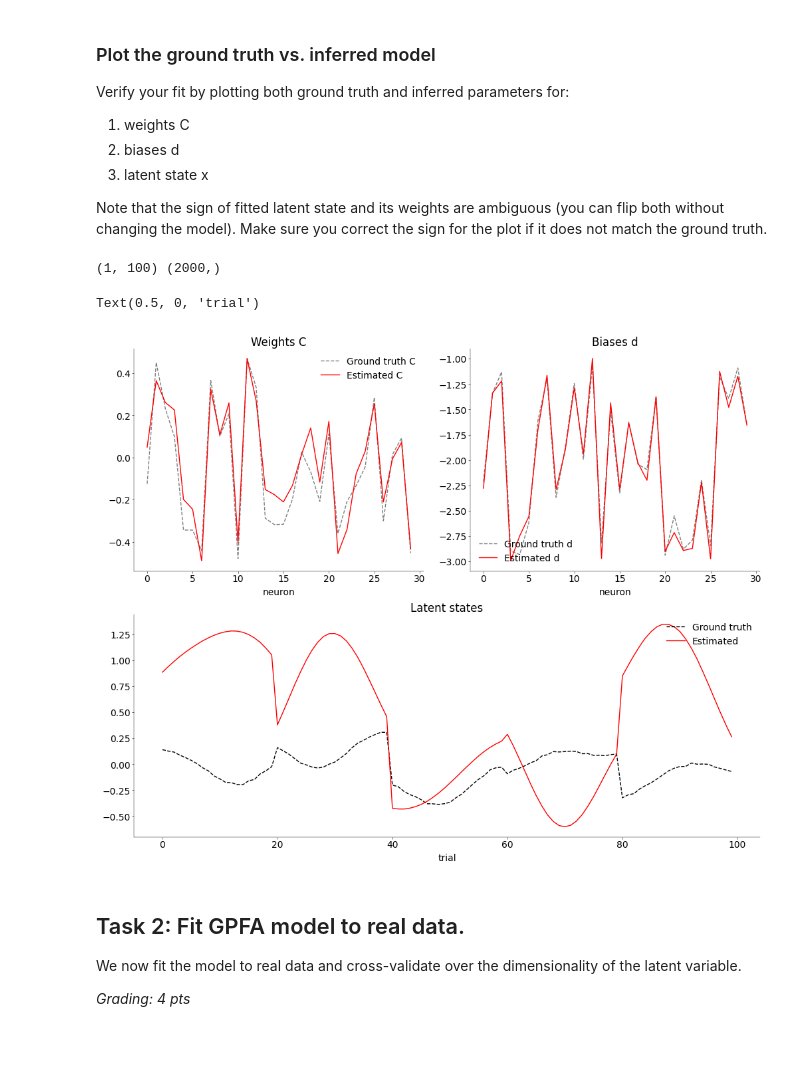
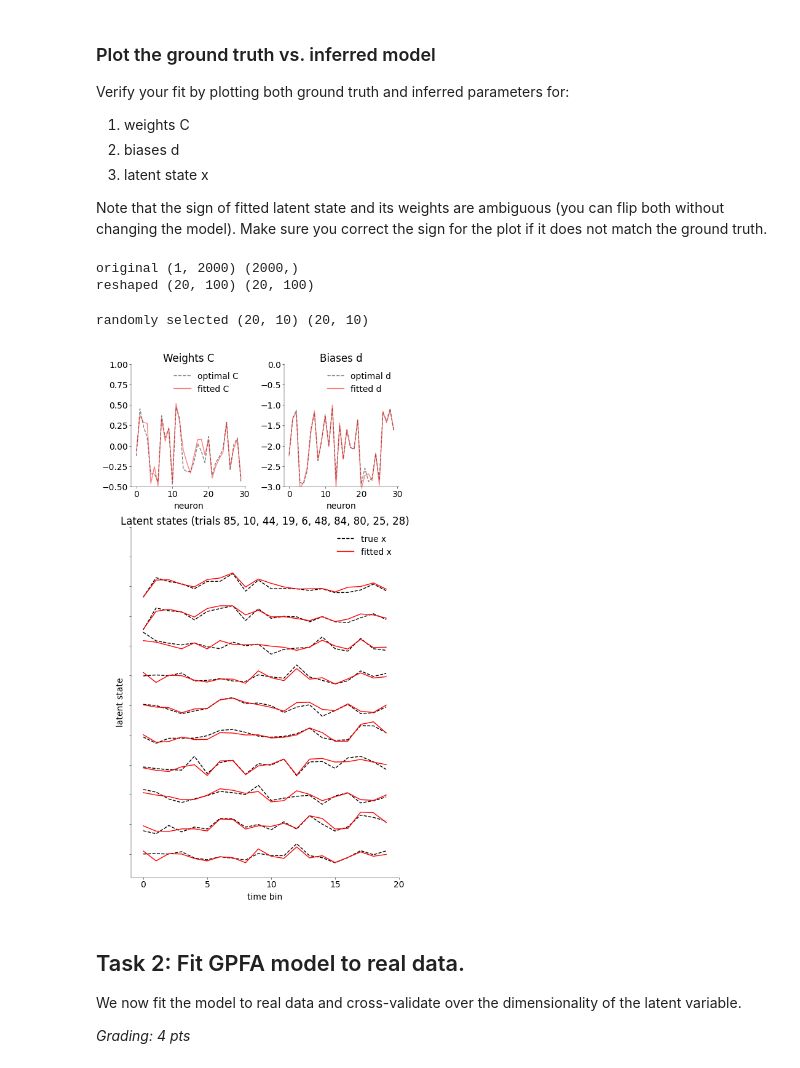
Before and after one commit to toniklenk/NeuralDataScience, a Jupyter notebook: notebooks/CodingLab6.ipynb, the cells around one changed output. Saved outputs shown, nothing was run; the diff lists cells and outputs as text; code cells hidden in the pictures; blank space fills up the shorter version.

```diff
--- a/notebooks/CodingLab6.ipynb
+++ b/notebooks/CodingLab6.ipynb
@@ -194,44 +192,74 @@ Note that the sign of fitted latent state and its weights are ambiguous (you can
 # All trials latent state vector
 x_est = allTrialsState(fitToy, 1)
 x_true = allTrialsX(training_set)
-print(x_est.shape, x_true.shape)  # (xdim, n_bins)
-x_true = x_true.reshape(-1, 100)  # (n_trials, T)
-# print(x_est.shape, x_true.shape)
+print("original", x_est.shape, x_true.shape)
+
+# reshape
+x_est = x_est.reshape(20, -1)  # (T, n_trials)
+x_true = x_true.reshape(20, -1)  # (T, n_trials)
+print("reshaped", x_est.shape, x_true.shape)
 # %% [output]
-(1, 100) (2000,)
+original (1, 2000) (2000,)
+reshaped (20, 100) (20, 100)
+# %%
+# randomly select 20 trials
+idx = np.random.choice(x_est.shape[1], 10, replace=False)
+x_est = x_est[:, idx]
+x_true = x_true[:, idx]
+print("randomly selected", x_est.shape, x_true.shape)
+
+# add vertical offset to latent states
+x_est += 5.0 * np.arange(x_est.shape[1])
+x_true += 5.0 * np.arange(x_true.shape[1])
+# %% [output]
+randomly selected (20, 10) (20, 10)
 # %%
+from matplotlib.gridspec import GridSpec
+
 # ------------------------------------------------------
 # Plot ground truth vs. inferred model
 # Plot the weights `C`, biases `d` and latent states (2 pts)
 # ------------------------------------------------------
-# add plot
-fig, ax = plt.subplot_mosaic([["C", "d"], ["latent", "latent"]], figsize=(10, 8))
-# For d & C consider also plotting the optimal weights as a dotted line for reference
-# optimal C and d are
-# ground truth parameters as dotted lines
+
+fig = plt.figure(figsize=(5, 9))
+gs = GridSpec(2, 2, height_ratios=[0.7, 2.0], figure=fig)
+ax_C = fig.add_subplot(gs[0, 0])
+ax_d = fig.add_subplot(gs[0, 1])
+ax_latent = fig.add_subplot(gs[1, :])
+ax = {"C": ax_C, "d": ax_d, "latent": ax_latent}
+
+
 ax["C"].set_title("Weights C")
-ax["C"].plot(training_set.params["C"], "k--", label="Ground truth C", alpha=0.5)
-ax["C"].plot(fitToy.optimParams["C"], "r", label="Estimated C")
-# ax["C"].plot(initial_params["C"], "b", label="Initial C", alpha=0.2)
+ax["C"].plot(training_set.params["C"], "k--", label="optimal C", alpha=0.5)
+ax["C"].plot(fitToy.optimParams["C"], "r", label="fitted C", alpha=0.5)
 ax["C"].legend(loc="upper right")
 ax["C"].set_xlabel("neuron")
+ax["C"].set_ylim(-0.5, 1.0)
 
 ax["d"].set_title("Biases d")
-ax["d"].plot(training_set.params["d"], "k--", label="Ground truth d", alpha=0.5)
-ax["d"].plot(fitToy.optimParams["d"], "r", label="Estimated d")
-ax["d"].legend(loc="lower left")
+ax["d"].plot(training_set.params["d"], "k--", label="optimal d", alpha=0.5)
+ax["d"].plot(fitToy.optimParams["d"], "r", label="fitted d", alpha=0.5)
+ax["d"].legend(loc="upper right")
 ax["d"].set_xlabel("neuron")
+ax["d"].set_ylim(-3.0, 0)
 
-ax["latent"].set_title("Latent states")
-ax["latent"].plot(x_true.mean(axis=0), "k--", label="Ground truth")
-ax["latent"].plot((-1) * x_est.flatten(), "r", label="Estimated")
+
+# For the latent states consider seperating each trial by a vertical line
+# plot only for a subset of trialsS
+ax["latent"].set_title(f"Latent states (trials {', '.join(map(str, idx + 1))})")
+ax["latent"].plot(x_true, "k--")
+ax["latent"].plot([], [], "k--", label="true x")  # dummy for legend
+ax["latent"].plot(x_est, "r")
+ax["latent"].plot([], [], "r", label="fitted x")  # dummy for legend
 ax["latent"].legend(loc="upper right")
-ax["latent"].set_xlabel("trial")
-# For the latent states consider seperating each trial by a vertical line
-# plot only for a subset of trials
+ax["latent"].set_xlabel("time bin")
+ax["latent"].set_xticks(np.arange(0, 21, 5))
+ax["latent"].set_xticks(np.arange(0, 21, 5), minor=True)
+ax["latent"].set_ylabel("latent state")
+ax["latent"].set_yticks(np.arange(0, 6 * x_est.shape[1], 5))
+ax["latent"].set_yticklabels([]);
 # %% [output]
-Text(0.5, 0, 'trial')
-[figure, old version]
+[figure, new version]
 # %% [markdown]
 ## Task 2: Fit GPFA model to real data.
 
```
Also changed, not shown: parts of 19 cells of this notebook.
